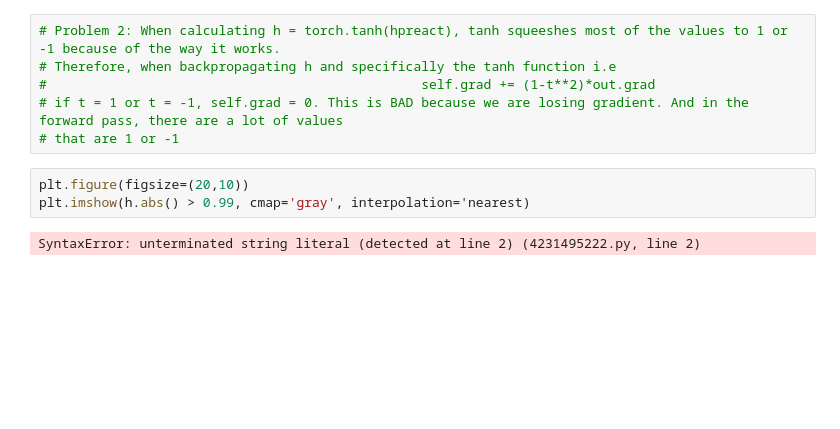
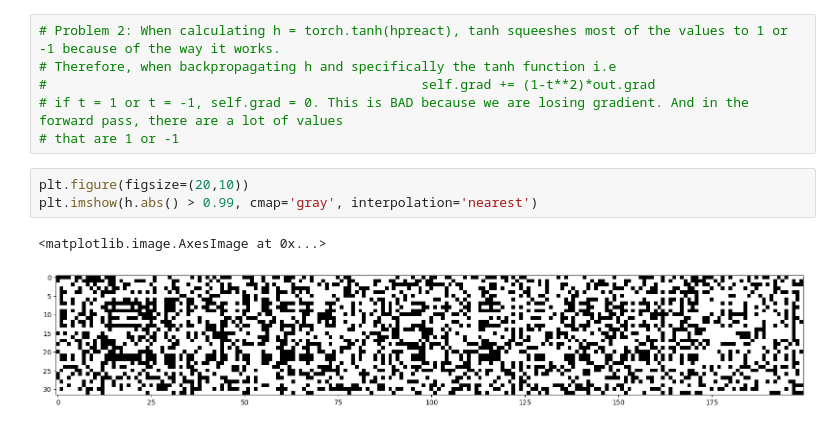
Before and after one commit to royalsanga24/Pytorch-Practice, a Jupyter notebook: MLP-2.ipynb, the cells around one changed output. Drawn from its saved outputs; the diff is of its cells as text; blank space fills up the shorter version.

```diff
--- a/MLP-2.ipynb
+++ b/MLP-2.ipynb
@@ -304,6 +305,7 @@ val 2.131074905395508
 # that are 1 or -1
 # %%
 plt.figure(figsize=(20,10))
-plt.imshow(h.abs() > 0.99, cmap='gray', interpolation='nearest)
+plt.imshow(h.abs() > 0.99, cmap='gray', interpolation='nearest')
 # %% [output]
-SyntaxError: unterminated string literal (detected at line 2) (4231495222.py, line 2)
+<matplotlib.image.AxesImage at 0x...>
+[figure, added]
```
Also changed, not shown: parts of 4 cells of this notebook.
